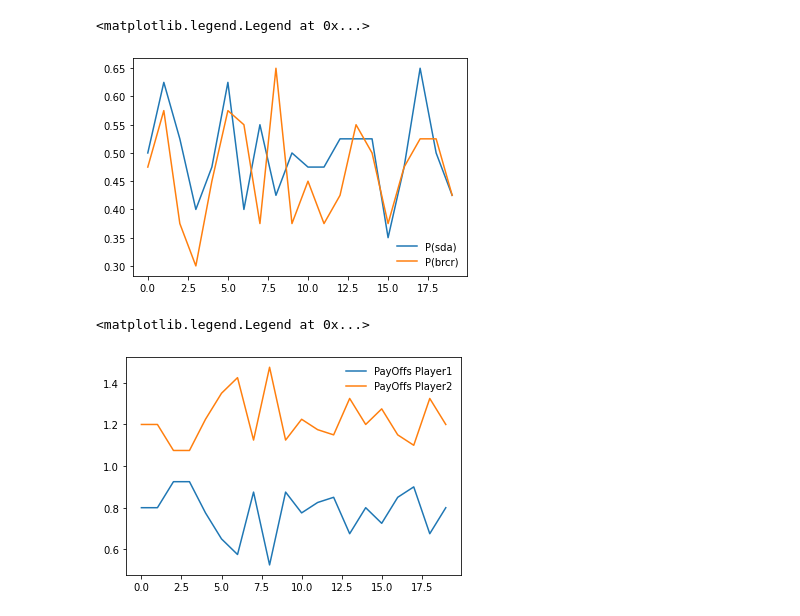
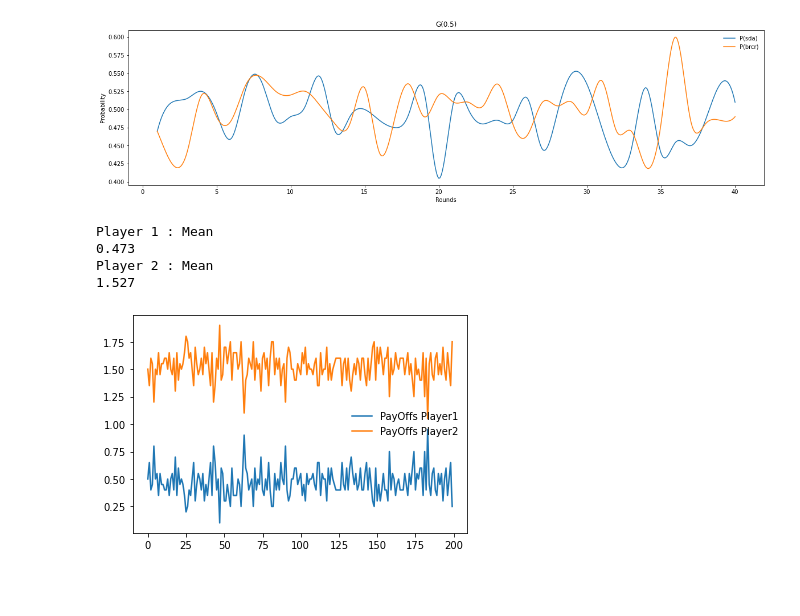
Before and after one commit to nish-d/CS5446Project, a Jupyter notebook: ReinforcementModelGamePlay.ipynb, the cells around one changed output. Saved outputs shown, nothing was run; the diff lists cells and outputs as text; code cells hidden in the pictures; blank space fills up the shorter version.

Commit message:
Smoothened graphs

```diff
--- a/ReinforcementModelGamePlay.ipynb
+++ b/ReinforcementModelGamePlay.ipynb
@@ -15,60 +17,88 @@ sda = ['A', 'B']
 brcr = ['B', 'A']
 
 p = 0.5
-list1 = []
-list2 = []
+
 p1 = ReinforcementAgent(informed = True, payoffMatrixLeft = payOffLeft, payOffMatrixRight = payOffRight,
                 sda = sda, p = p,propensityA = 1,propensityB = 1)
 
 p2 = ReinforcementAgent(informed = False, payoffMatrixLeft = payOffLeft, payOffMatrixRight = payOffRight,
                 sda = sda, p = p, propensityA = 1,propensityB = 1)
 
 game = Game(payOffRight = payOffRight, payOffLeft = payOffLeft, p = p, p1 = p1, p2 = p2)
 
 rounds = 40
 payoffs = []
 
-episodes = 20
+episodes = 200
 av_payOff = []
 avpsda = []
 avpbrcr = []
+psda = np.zeros(rounds)
+pbrcr = np.zeros(rounds)
 for ep in range(episodes):
     payoffs = []
-    psda = 0
-    pbrcr = 0
+    p1.reinit_propensity()
+    p2.reinit_propensity()
     for i in range(rounds):
 
         p, p1action, p2action, selected = game.play_round()
         p1.update_propensity(payoff = p, action_by_player = p1action)
         p2.update_propensity(payoff = p, action_by_player = p2action)
 
 
         payoffs.append(p)
         if(p1action == sda[selected]):
-            psda+=1
+            psda[i]+=1
         if(p2action == brcr[selected]):
-            pbrcr+=1
+            pbrcr[i]+=1
 
     payoffs = np.array(payoffs)
     av_payOff.append(np.average(payoffs, axis = 0))
-    avpsda.append(psda/rounds)
-    avpbrcr.append(pbrcr/rounds)
+    #avpsda.append(psda/rounds)
+    #avpbrcr.append(pbrcr/rounds)
 
-plt.plot(avpsda, label = "P(sda)")
-plt.plot(avpbrcr, label = "P(brcr)")
+avpsda = psda/episodes
+avpbrcr = pbrcr/episodes
+rnos=np.zeros(rounds)
+for i in range(rounds):
+    rnos[i] = i+1
+
+cubic_interploation_model_sda = interp1d(rnos, avpsda, kind = "cubic")
+# Plotting the Graph
+X_=np.linspace(rnos.min(), rnos.max(), 500)
+Y_Psda=cubic_interploation_model_sda(X_)
+
+cubic_interploation_model_brcr = interp1d(rnos, avpbrcr, kind = "cubic")
+# Plotting the Graph
+Y_brcr=cubic_interploation_model_brcr(X_)
+
+#plt.ylim(0.35 , 0.55)
+plt.figure(figsize=(20,5))
+plt.plot(X_, Y_Psda, label = "P(sda)")
+plt.plot(X_, Y_brcr, label = "P(brcr)")
+plt.title("G(0.5)")
+plt.xlabel("Rounds")
+plt.ylabel("Probability")
 plt.legend(frameon=False)
+plt.show()
 # %% [output]
-<matplotlib.legend.Legend at 0x...>
-[figure, old version]
+[figure, new version]
 # %%
 av_payOff = np.array(av_payOff)
 plt.plot(av_payOff[:,0], label = "PayOffs Player1")
 plt.plot(av_payOff[:,1], label = "PayOffs Player2")
 
 plt.legend(frameon=False)
+print("Player 1 : Mean")
+print(np.mean(av_payOff[:,0]))
+print("Player 2 : Mean")
+print(np.mean(av_payOff[:,1]))
 # %% [output]
-<matplotlib.legend.Legend at 0x...>
+Player 1 : Mean
+0.473
+Player 2 : Mean
+1.527
-[figure, old version]
+[figure, new version]
 # %%
 p = 0.34
 
```
Also changed, not shown: parts of 3 cells of this notebook, 3 other files.
